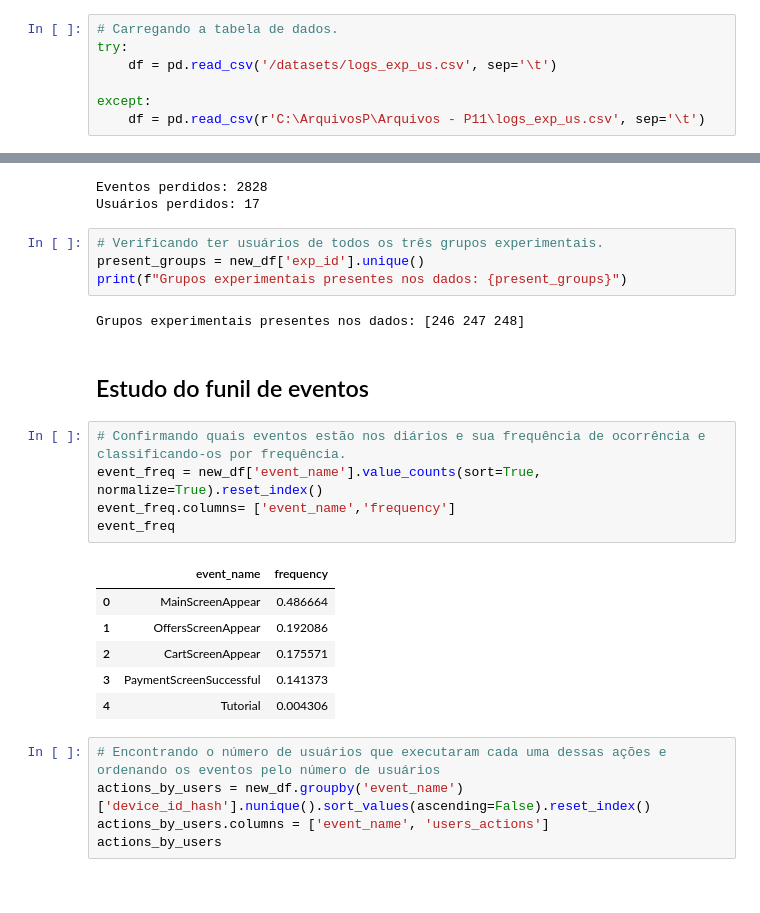
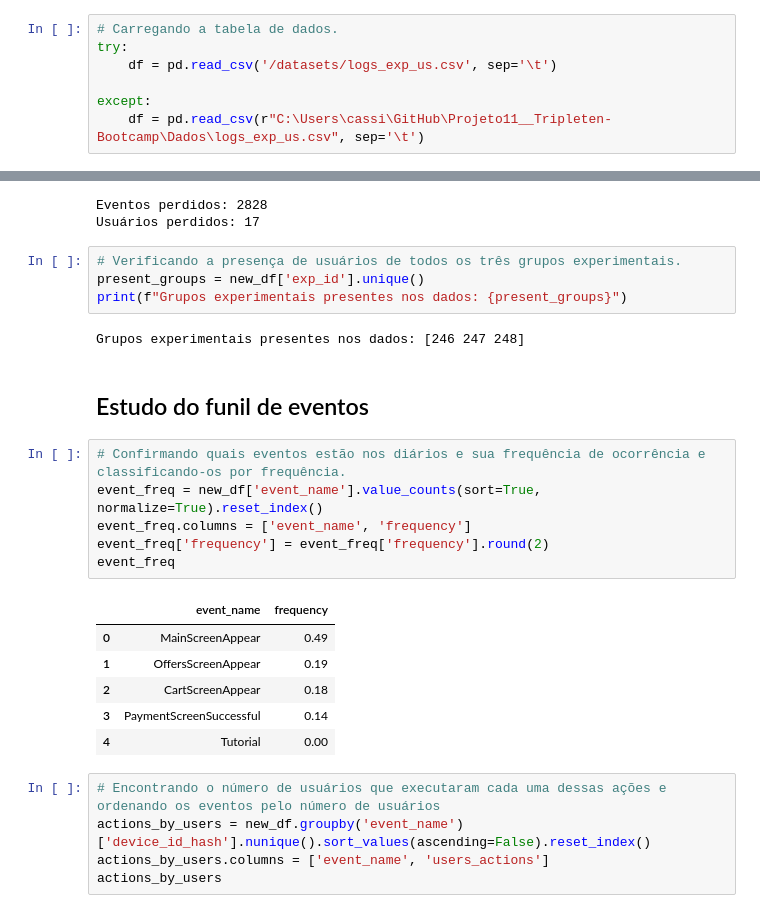
Before and after one commit to cassio-bressan/Projeto-Comportamento-de-usuarios, a Jupyter notebook: Projeto/comportamento_usuarios.ipynb, the cells around one changed output, grey strips where cells are left out. Cells and saved outputs as stored; diff of their text form.

```diff
--- a/Projeto/comportamento_usuarios.ipynb
+++ b/Projeto/comportamento_usuarios.ipynb
@@ -22,7 +22,7 @@ try:
     df = pd.read_csv('/datasets/logs_exp_us.csv', sep='\t')
 
 except:
-    df = pd.read_csv(r'C:\ArquivosP\Arquivos - P11\logs_exp_us.csv', sep='\t')
+    df = pd.read_csv(r"C:\Users\cassi\GitHub\Projeto11__Tripleten-Bootcamp\Dados\logs_exp_us.csv", sep='\t')
 # %%
 # Verificando informações da tabela de dados.
 df.info()
@@ -210,7 +215,7 @@ print(f"Usuários perdidos: {usuarios_perdidos}")
 Eventos perdidos: 2828
 Usuários perdidos: 17
 # %%
-# Verificando ter usuários de todos os três grupos experimentais.
+# Verificando a presença de usuários de todos os três grupos experimentais.
 present_groups = new_df['exp_id'].unique()
 print(f"Grupos experimentais presentes nos dados: {present_groups}")
 # %% [output]
@@ -220,15 +225,16 @@ Grupos experimentais presentes nos dados: [246 247 248]
 # %%
 # Confirmando quais eventos estão nos diários e sua frequência de ocorrência e classificando-os por frequência.
 event_freq = new_df['event_name'].value_counts(sort=True, normalize=True).reset_index()
-event_freq.columns= ['event_name','frequency']
+event_freq.columns = ['event_name', 'frequency']
+event_freq['frequency'] = event_freq['frequency'].round(2)
 event_freq
 # %% [output]
 |  | event_name | frequency |
-| 0 | MainScreenAppear | 0.486664 |
-| 1 | OffersScreenAppear | 0.192086 |
-| 2 | CartScreenAppear | 0.175571 |
-| 3 | PaymentScreenSuccessful | 0.141373 |
-| 4 | Tutorial | 0.004306 |
+| 0 | MainScreenAppear | 0.49 |
+| 1 | OffersScreenAppear | 0.19 |
+| 2 | CartScreenAppear | 0.18 |
+| 3 | PaymentScreenSuccessful | 0.14 |
+| 4 | Tutorial | 0.00 |
 # %%
 # Encontrando o número de usuários que executaram cada uma dessas ações e ordenando os eventos pelo número de usuários
 actions_by_users = new_df.groupby('event_name')['device_id_hash'].nunique().sort_values(ascending=False).reset_index()
```
Also changed, not shown: parts of 9 cells of this notebook, 2 other files.
